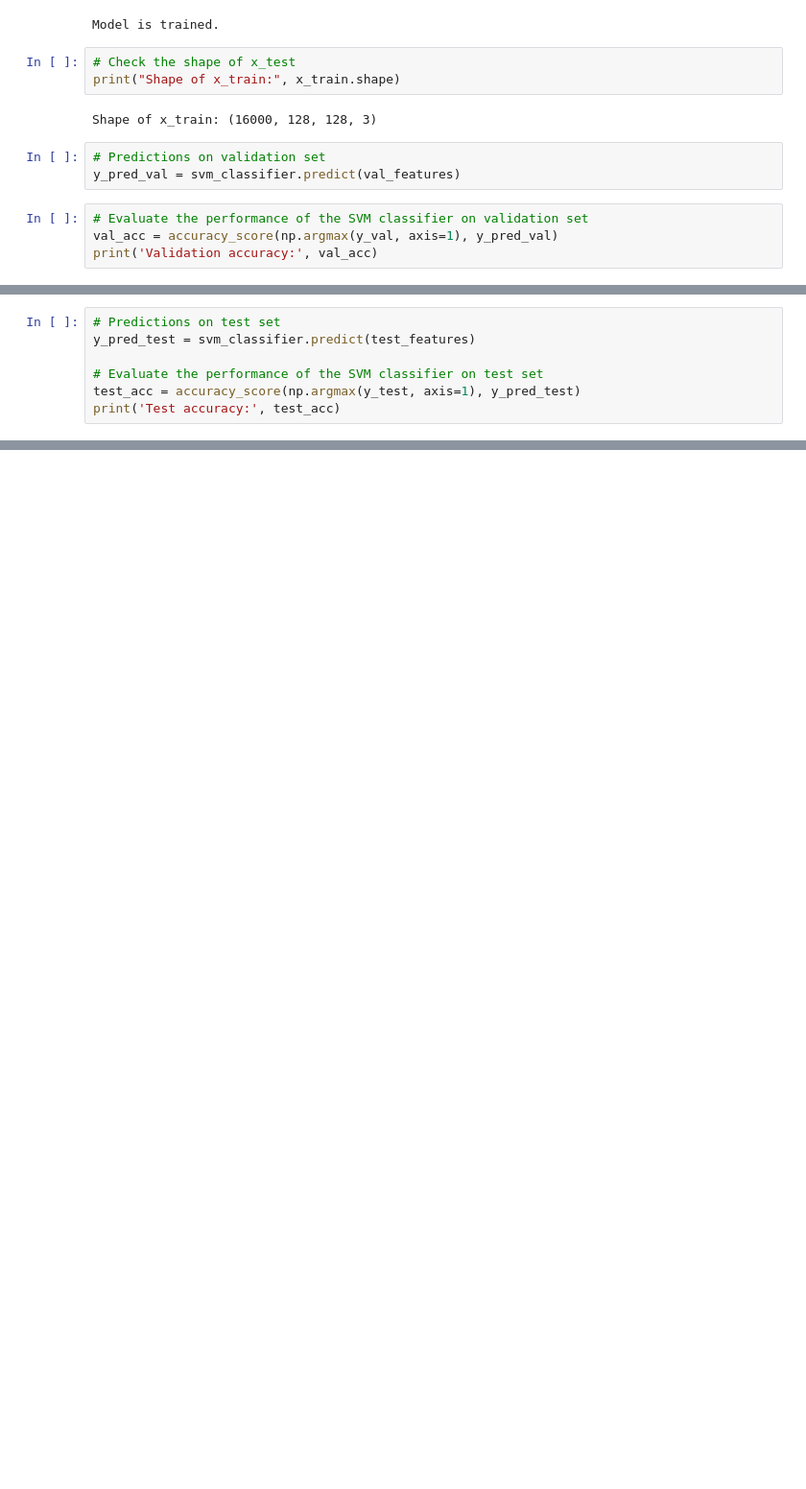
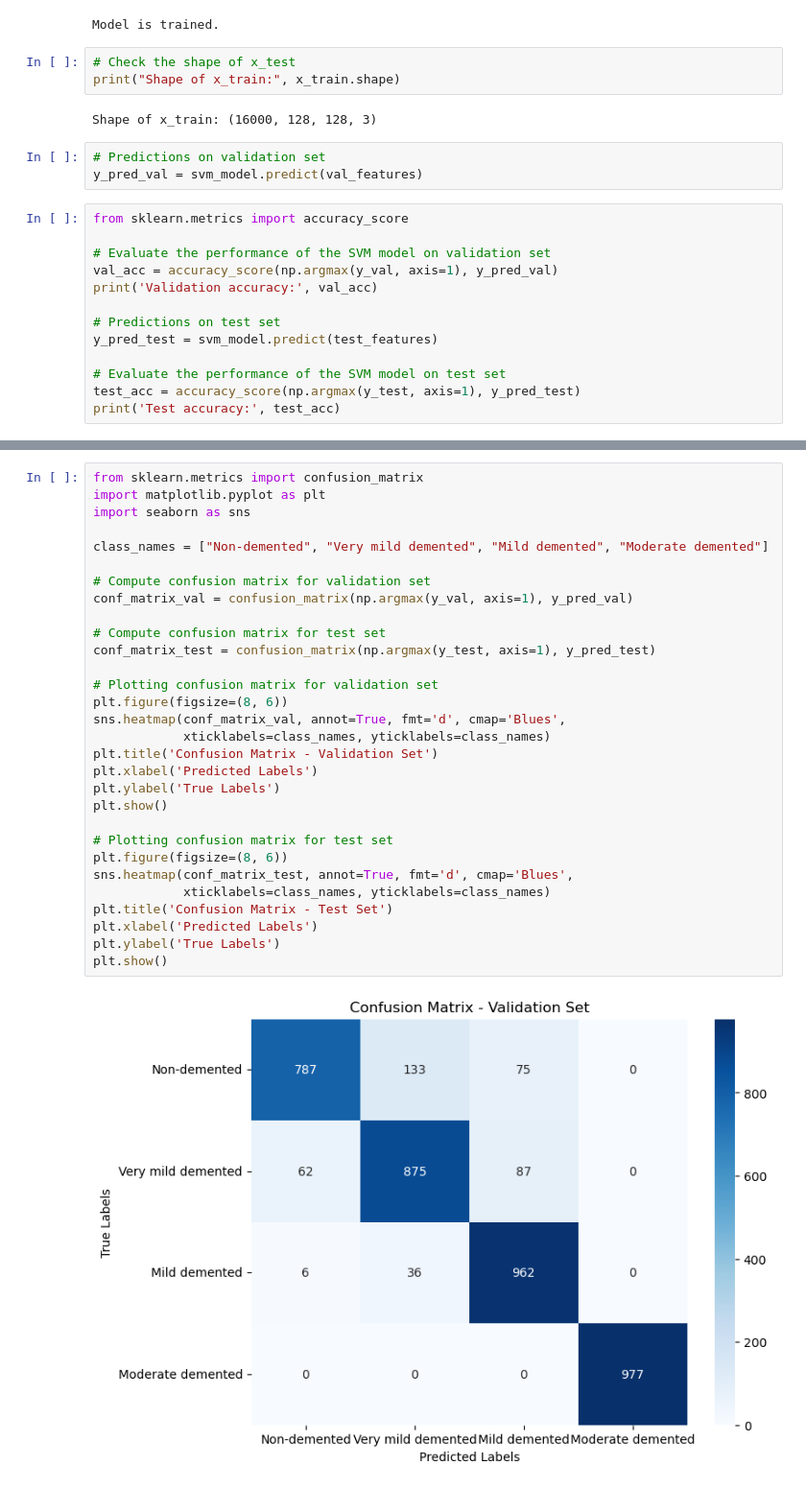
Before and after one commit to JoelBenoji/Alzheimer-s-Detection, a Jupyter notebook: src/scripts/SVM_POLY.ipynb, the cells around one changed output, grey strips where cells are left out. Shown at 96% size. Drawn from its saved outputs; the diff is of its cells as text; blank space fills up the shorter version.

```diff
--- a/src/scripts/SVM_POLY.ipynb
+++ b/src/scripts/SVM_POLY.ipynb
@@ -480,9 +477,18 @@ print("Shape of x_train:", x_train.shape)
 Shape of x_train: (16000, 128, 128, 3)
 # %%
 # Predictions on validation set
-y_pred_val = svm_classifier.predict(val_features)
+y_pred_val = svm_model.predict(val_features)
 # %%
-# Evaluate the performance of the SVM classifier on validation set
+from sklearn.metrics import accuracy_score
+
+# Evaluate the performance of the SVM model on validation set
 val_acc = accuracy_score(np.argmax(y_val, axis=1), y_pred_val)
 print('Validation accuracy:', val_acc)
+
+# Predictions on test set
+y_pred_test = svm_model.predict(test_features)
+
+# Evaluate the performance of the SVM model on test set
+test_acc = accuracy_score(np.argmax(y_test, axis=1), y_pred_test)
+print('Test accuracy:', test_acc)
 # %% [output]
@@ -490,7 +496,0 @@ Validation accuracy: 0.94775
-# %%
-# Predictions on test set
-y_pred_test = svm_classifier.predict(test_features)
-
-# Evaluate the performance of the SVM classifier on test set
-test_acc = accuracy_score(np.argmax(y_test, axis=1), y_pred_test)
-print('Test accuracy:', test_acc)
@@ -587,0 +577,32 @@ Accuracy: 100.00%
+# %%
+from sklearn.metrics import confusion_matrix
+import matplotlib.pyplot as plt
+import seaborn as sns
+
+class_names = ["Non-demented", "Very mild demented", "Mild demented", "Moderate demented"]
+
+# Compute confusion matrix for validation set
+conf_matrix_val = confusion_matrix(np.argmax(y_val, axis=1), y_pred_val)
+
+# Compute confusion matrix for test set
+conf_matrix_test = confusion_matrix(np.argmax(y_test, axis=1), y_pred_test)
+
+# Plotting confusion matrix for validation set
+plt.figure(figsize=(8, 6))
+sns.heatmap(conf_matrix_val, annot=True, fmt='d', cmap='Blues',
+            xticklabels=class_names, yticklabels=class_names)
+plt.title('Confusion Matrix - Validation Set')
+plt.xlabel('Predicted Labels')
+plt.ylabel('True Labels')
+plt.show()
+
+# Plotting confusion matrix for test set
+plt.figure(figsize=(8, 6))
+sns.heatmap(conf_matrix_test, annot=True, fmt='d', cmap='Blues',
+            xticklabels=class_names, yticklabels=class_names)
+plt.title('Confusion Matrix - Test Set')
+plt.xlabel('Predicted Labels')
+plt.ylabel('True Labels')
+plt.show()
+# %% [output]
+[figure, added]
```
Also changed, not shown: parts of 17 cells of this notebook.
